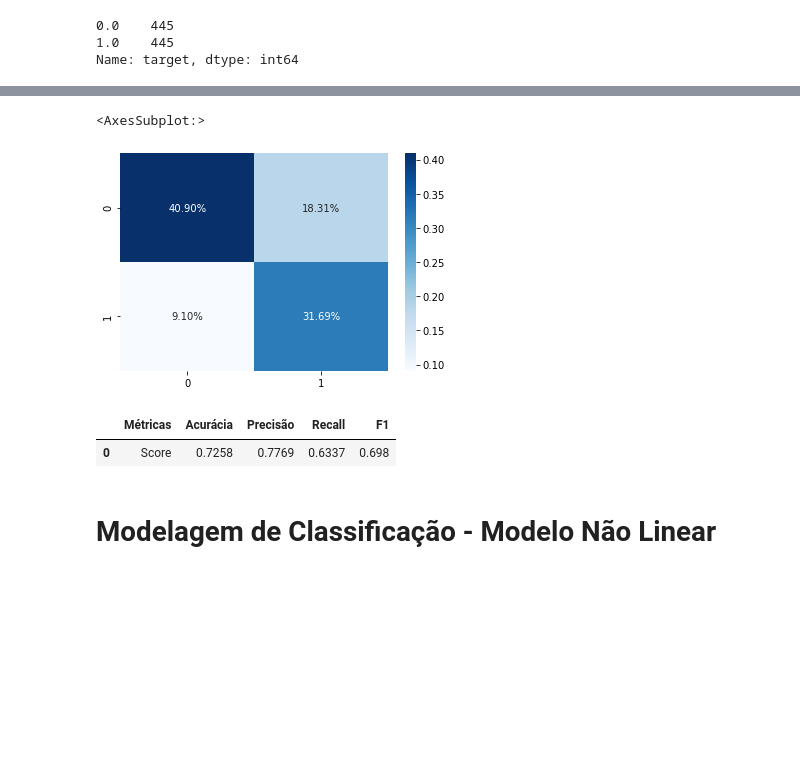
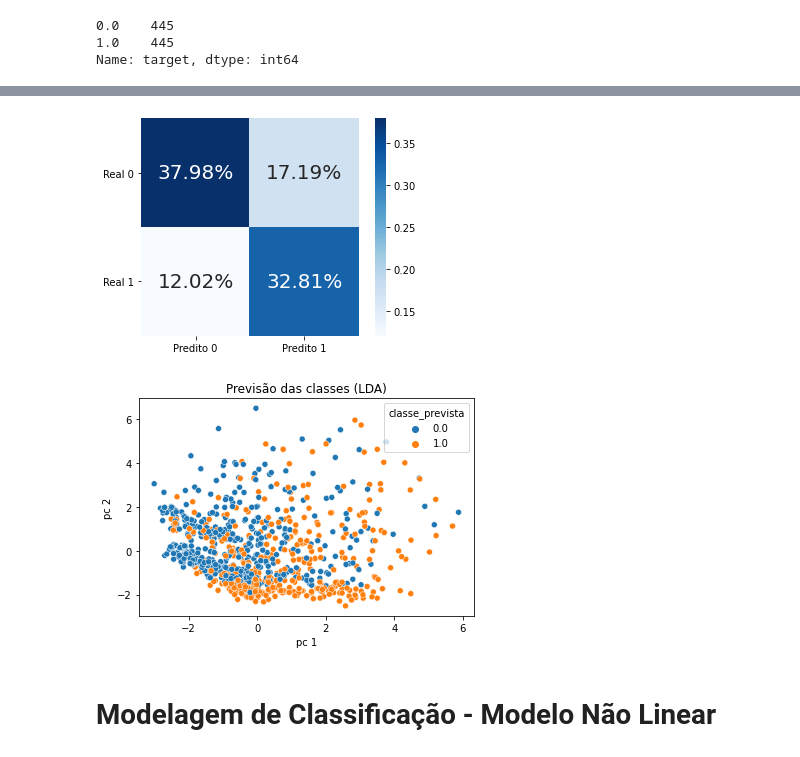
Before and after one commit to iuryrosal/ica-hw3, a Jupyter notebook: hw3.ipynb, the cells around one changed output, grey strips where cells are left out. Saved outputs shown, nothing was run; the diff lists cells and outputs as text; code cells hidden in the pictures; blank space fills up the shorter version.

Commit message:
Graphs

```diff
--- a/hw3.ipynb
+++ b/hw3.ipynb
@@ -166,3 +83,6 @@ A value is trying to be set on a copy of a slice from a DataFrame
 
 See the caveats in the documentation: https://pandas.pydata.org/pandas-docs/stable/user_guide/indexing.html#returning-a-view-versus-a-copy
   return super().drop(
+# %%
+dataframe_clean.city_development_index = dataframe_clean.city_development_index.astype('float')
+dataframe_clean.target = dataframe_clean.target.astype('float')
@@ -185,7 +184,4 @@ dataframe_gd
 8955 rows × 62 columns
-# %%
-dataframe_gd.city_development_index = dataframe_gd.city_development_index.astype('float')
-dataframe_gd.target = dataframe_gd.target.astype('float')
 # %%
 dataframe_gd.info()
 # %% [output]
@@ -253,3 +252,7 @@ Name: target, dtype: int64
 features = dataframe_gd.drop(columns=['target'])
 # %%
 target = dataframe_gd['target']
+# %%
+scaler = StandardScaler()
+scaler.fit(features)
+features = scaler.transform(features)
@@ -287,9 +298,11 @@ sb.heatmap(cf_matrix, annot=True)
 # %%
 sb.heatmap(cf_matrix/np.sum(cf_matrix), annot=True,
-            fmt='.2%', cmap='Blues')
+            square=True, xticklabels=['Predito 0','Predito 1'],
+            yticklabels=['Real 0','Real 1'],annot_kws={"fontsize":20}, fmt='.2%', cmap='Blues')
+plt.yticks(rotation=0)
+plt.savefig('cofusapp_%_LDA.png')
 # %% [output]
-<AxesSubplot:>
-[figure, old version]
+[figure, new version]
 # %%
 from sklearn.metrics import log_loss, accuracy_score, f1_score, precision_score, recall_score, classification_report
 
@@ -307,7 +320,17 @@ def metricas(y_true, y_pred):
 # %%
-metricas(y_test, predictors)
+metricas(y_test, previsoes)
-# %% [output]
-|  | Métricas | Acurácia | Precisão | Recall | F1 |
-| 0 | Score | 0.7258 | 0.7769 | 0.6337 | 0.698 |
+# %%
+pca = PCA(n_components = 2, random_state=123)
+principalComponents = pca.fit_transform(x_test)
+principalDf = pd.DataFrame(data = principalComponents,
+                           columns = ['pc 1', 'pc 2'])
+
+principalDf['classe_prevista'] = previsoes
+
+sb.scatterplot(x = 'pc 1', y = 'pc 2', data = principalDf, hue = 'classe_prevista')
+plt.title('Previsão das classes (LDA)');
+plt.savefig('previsao_LDA.png')
+# %% [output]
+[figure, added]
 # %% [markdown]
 # Modelagem de Classificação - Modelo Não Linear
```
Also changed, not shown: parts of 54 cells of this notebook, 28 other files.
